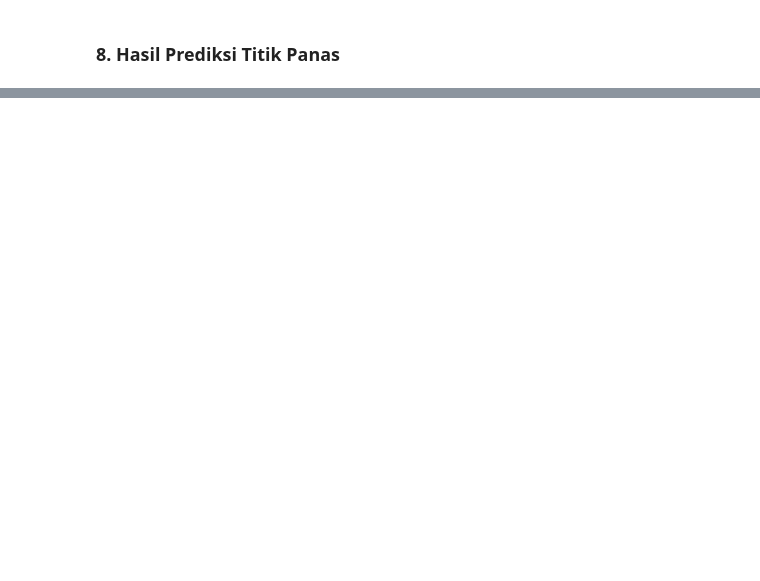
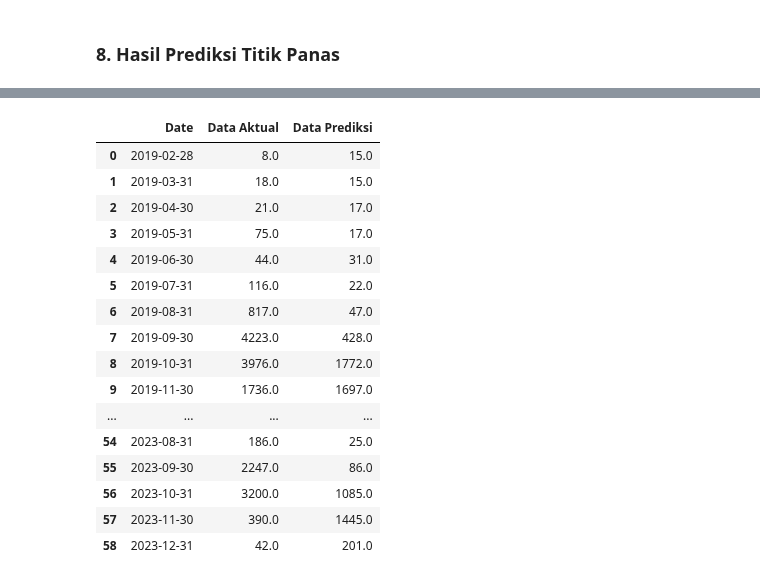
Before and after one commit to kusin/2024_BOPTN_Hopsot, a Jupyter notebook: source-code/base_M1_M4.ipynb, the cells around one changed output, grey strips where cells are left out. Saved outputs shown, nothing was run; the diff lists cells and outputs as text; code cells hidden in the pictures; blank space fills up the shorter version.

```diff
--- a/source-code/base_M1_M4.ipynb
+++ b/source-code/base_M1_M4.ipynb
@@ -111,7 +146,7 @@ data.shape
 - Normalisasi Data
 # %%
 # normalize features
-scaler = MinMaxScaler(feature_range=(-1, 1))
+scaler = MinMaxScaler(feature_range=(0, 1))
 scaled = scaler.fit_transform(np.array(data))
 # %%
 # show data train
@@ -239,4 +308,4 @@ else:
     model = gru_algorithm(x_train, activation, dropout_rate, optimizer)
 
 # fit network
-history = model.fit(x_train, y_train, batch_size=batch_size, epochs=epochs, validation_data=(x_test, y_test), verbose=1, shuffle=False, use_multiprocessing=True)
+history = model.fit(x_train, y_train, batch_size=batch_size, epochs=epochs, validation_data=(x_test, y_test), verbose=1, shuffle=False, use_multiprocessing=False)
@@ -348,0 +470,20 @@ plt.show()
+# %%
+hasil_prediksi
+# %% [output]
+|  | Date | Data Aktual | Data Prediksi |
+| 0 | 2019-02-28 | 8.0 | 15.0 |
+| 1 | 2019-03-31 | 18.0 | 15.0 |
+| 2 | 2019-04-30 | 21.0 | 17.0 |
+| 3 | 2019-05-31 | 75.0 | 17.0 |
+| 4 | 2019-06-30 | 44.0 | 31.0 |
+| 5 | 2019-07-31 | 116.0 | 22.0 |
+| 6 | 2019-08-31 | 817.0 | 47.0 |
+| 7 | 2019-09-30 | 4223.0 | 428.0 |
+| 8 | 2019-10-31 | 3976.0 | 1772.0 |
+| 9 | 2019-11-30 | 1736.0 | 1697.0 |
+| ... | ... | ... | ... |
+| 54 | 2023-08-31 | 186.0 | 25.0 |
+| 55 | 2023-09-30 | 2247.0 | 86.0 |
+| 56 | 2023-10-31 | 3200.0 | 1085.0 |
+| 57 | 2023-11-30 | 390.0 | 1445.0 |
+| 58 | 2023-12-31 | 42.0 | 201.0 |
```
Also changed, not shown: parts of 27 cells of this notebook, 1 other file.
